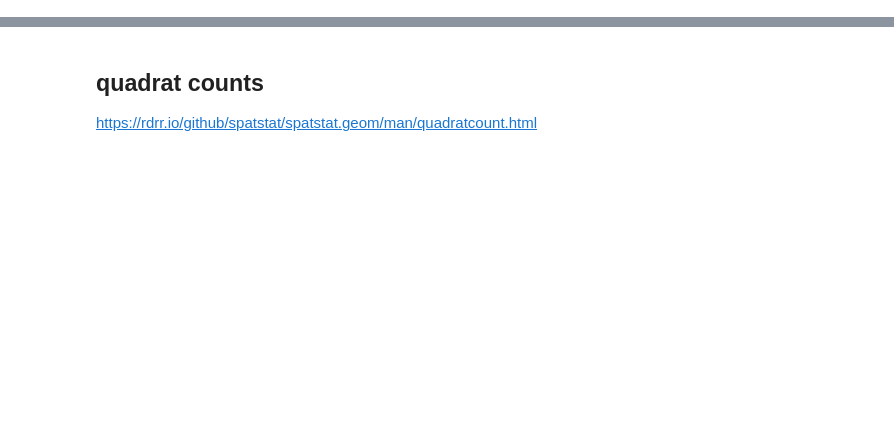
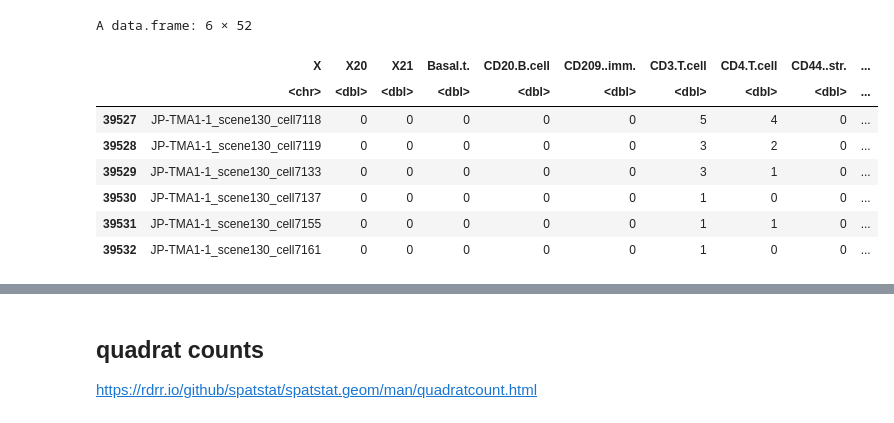
Before and after one commit to engjen/cycIF_TMAs, a Jupyter notebook: 20230419_spatstat_cycIF_TMAs.ipynb, the cells around one changed output, grey strips where cells are left out. Cells and saved outputs as stored; diff of their text form; code cells hidden in the pictures; blank space fills up the shorter version.

```diff
--- a/20230419_spatstat_cycIF_TMAs.ipynb
+++ b/20230419_spatstat_cycIF_TMAs.ipynb
@@ -8,8 +26,19 @@ library(stringr)
 # %%
-mydata <- read.csv("./data/20220420_JP-TMAs_IMC-TMAs_MIBI_CombinedCelltypes_all.csv")
+#mydata <- read.csv("./data/20220420_JP-TMAs_IMC-TMAs_MIBI_CombinedCelltypes_all.csv")
+mydata <- read.csv("./data/cells_in_20_microns_of_tumor.csv")
 mydata <- mydata[grep("JP-TMA", mydata$X), ]
 mydata[,"DAPI_X"] = mydata[,"DAPI_X"]/0.325
 mydata[,"DAPI_Y"] = mydata[,"DAPI_Y"]/0.325
 tail(mydata)
+# %% [output]
+A data.frame: 6 × 52
+|  | X | X20 | X21 | Basal.t. | CD20.B.cell | CD209..imm. | CD3.T.cell | CD4.T.cell | CD44..str. | ... |
+|  | <chr> | <dbl> | <dbl> | <dbl> | <dbl> | <dbl> | <dbl> | <dbl> | <dbl> | ... |
+| 39527 | JP-TMA1-1_scene130_cell7118 | 0 | 0 | 0 | 0 | 0 | 5 | 4 | 0 | ... |
+| 39528 | JP-TMA1-1_scene130_cell7119 | 0 | 0 | 0 | 0 | 0 | 3 | 2 | 0 | ... |
+| 39529 | JP-TMA1-1_scene130_cell7133 | 0 | 0 | 0 | 0 | 0 | 3 | 1 | 0 | ... |
+| 39530 | JP-TMA1-1_scene130_cell7137 | 0 | 0 | 0 | 0 | 0 | 1 | 0 | 0 | ... |
+| 39531 | JP-TMA1-1_scene130_cell7155 | 0 | 0 | 0 | 0 | 0 | 1 | 1 | 0 | ... |
+| 39532 | JP-TMA1-1_scene130_cell7161 | 0 | 0 | 0 | 0 | 0 | 1 | 0 | 0 | ... |
 # %%
 #read in ROIS
```
Also changed, not shown: parts of 19 cells of this notebook, 4 other files.
